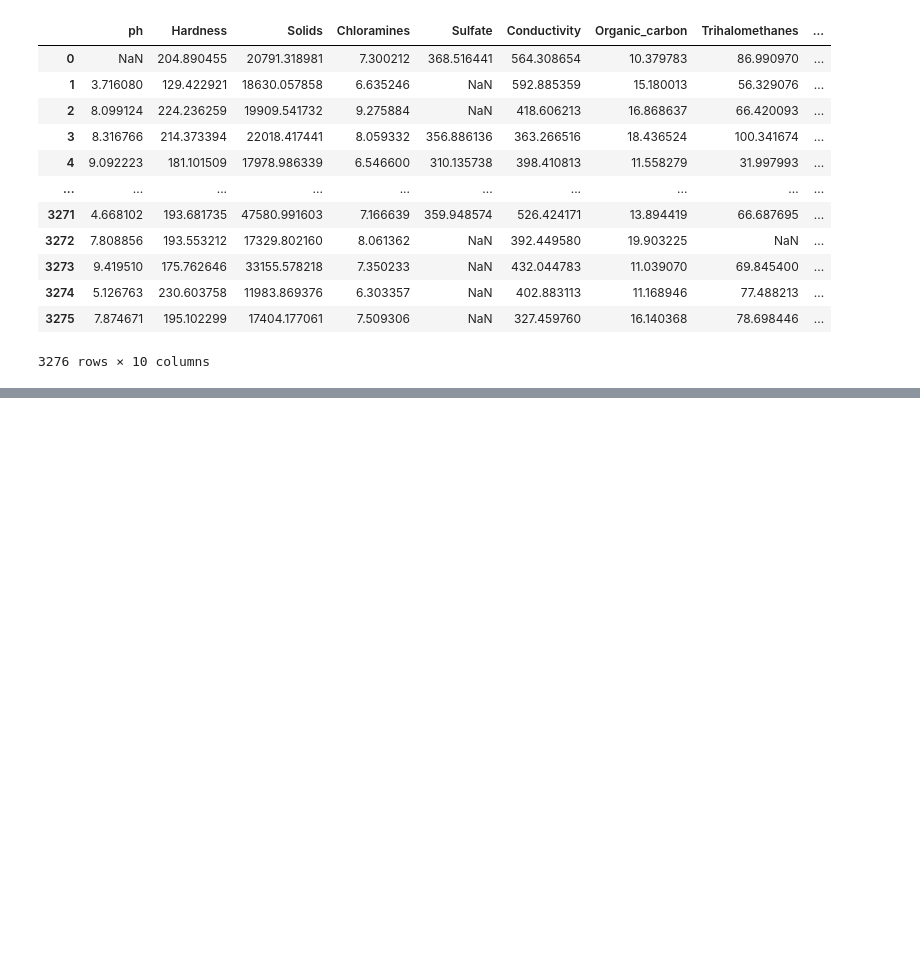
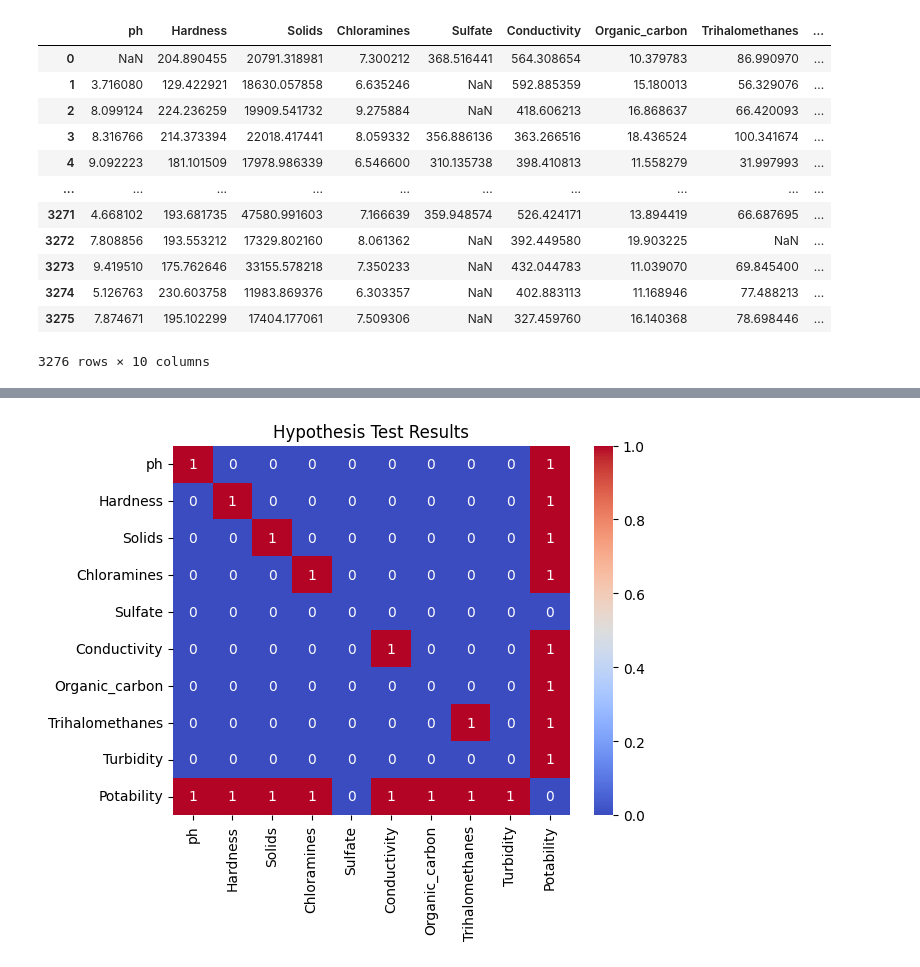
Before and after one commit to Saravanan-20G/Dataset6-Water_Quality, a Jupyter notebook: Water_Quality.ipynb, the cells around one changed output, grey strips where cells are left out. Drawn from its saved outputs; the diff is of its cells as text; code cells hidden in the pictures; blank space fills up the shorter version.

```diff
--- a/Water_Quality.ipynb
+++ b/Water_Quality.ipynb
@@ -21,0 +47,4 @@ df
+# %%
+continuous_columns = ['ph', 'Hardness', 'Solids', 'Chloramines', 'Sulfate', 'Conductivity',
+       'Organic_carbon', 'Trihalomethanes', 'Turbidity']
+category_columns = ['Potability']
@@ -21,0 +103,4 @@ df
+# %%
+df.ph.fillna(method='bfill',inplace=True)
+df.Sulfate.fillna(method='bfill',inplace=True)
+df.Trihalomethanes.fillna(method='bfill',inplace=True)
@@ -21,0 +254,2 @@ df
+# %%
+ContinesColumn_result, comperativeColumn_result = hypothesisTesting(continuous_columns , category_columns)
@@ -21,0 +281,6 @@ df
+# %%
+sns.heatmap(comperativeColumn_result == 'There is a relationship', annot=True, cmap='coolwarm')
+plt.title('Hypothesis Test Results')
+plt.show()
+# %% [output]
+[figure, added]
```
Also changed, not shown: parts of 14 cells of this notebook.
